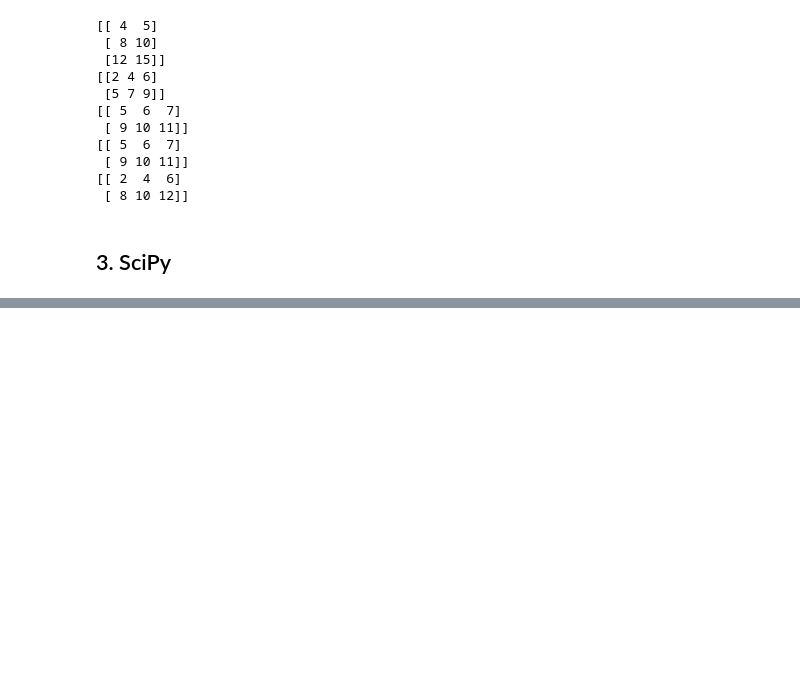
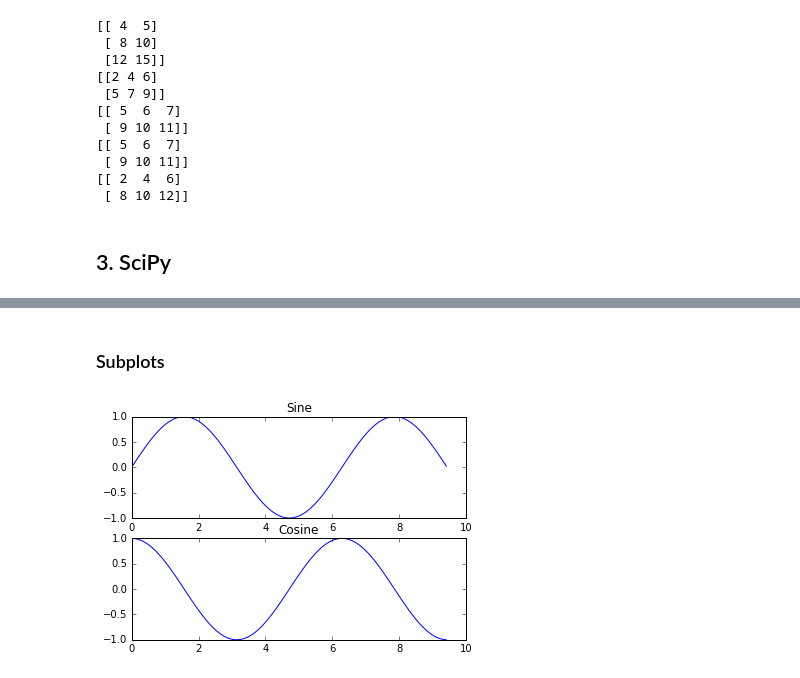
Before and after one commit to salmanmaq/CS231n, a Jupyter notebook: Python Numpy Tutorial.ipynb, the cells around one changed output, grey strips where cells are left out. Saved outputs shown, nothing was run; the diff lists cells and outputs as text; code cells hidden in the pictures; blank space fills up the shorter version.

```diff
--- a/Python Numpy Tutorial.ipynb
+++ b/Python Numpy Tutorial.ipynb
@@ -644,0 +705,16 @@ print x * 2
+# %% [markdown]
+### Subplots
+# %%
+plt.subplot(2, 1, 1) #Height 2, Width 1, 1st subplot active
+
+plt.plot(x, y_sin)
+plt.title('Sine')
+
+plt.subplot(2, 1, 2) #2nd subplot active
+
+plt.plot(x, y_cos)
+plt.title('Cosine')
+
+plt.show()
+# %% [output]
+[figure, added]
```
Also changed, not shown: parts of 12 cells of this notebook, 2 other files.
